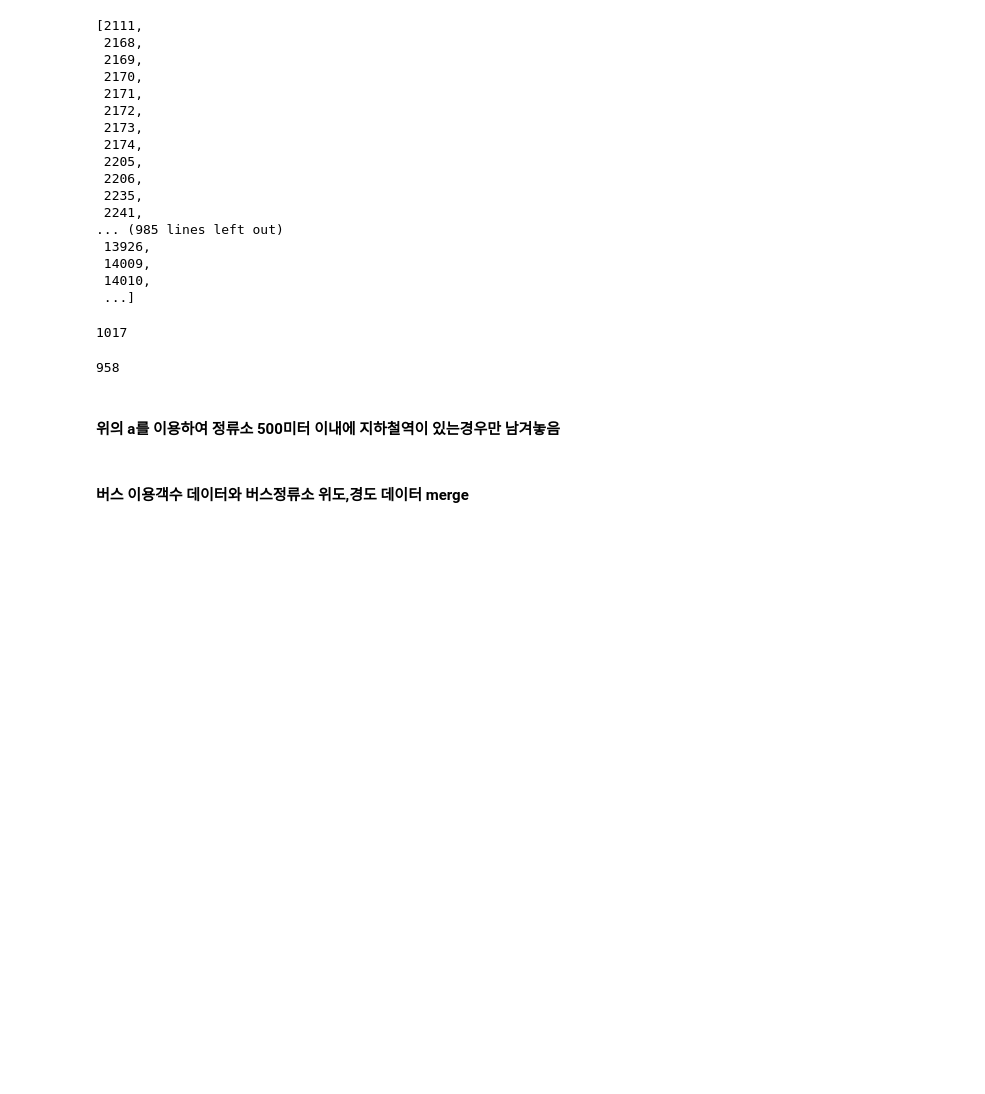
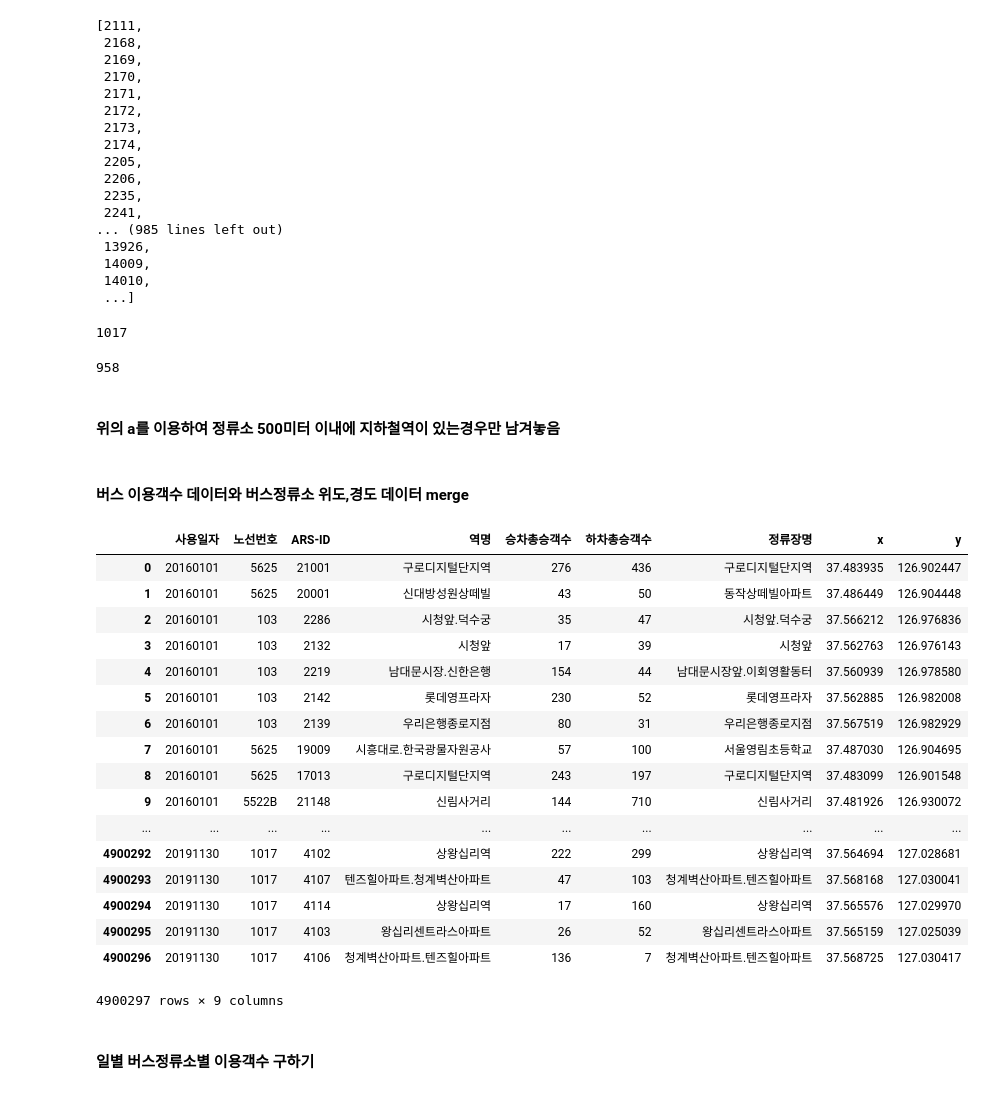
Before and after one commit to Seoheesu1/Regression, a Jupyter notebook: Preprocessing.ipynb, the cells around one changed output. Cells and saved outputs as stored; diff of their text form; code cells hidden in the pictures; blank space fills up the shorter version.

```diff
--- a/Preprocessing.ipynb
+++ b/Preprocessing.ipynb
@@ -1794,3 +1794,30 @@ bus_xy = bus_xy[bus_xy['ARS-ID'].isin(a)]
 bus_xy.to_csv("bus_xy_중복제거.csv", encoding='euc-kr', index=False)
 # %% [markdown]
 #### 버스 이용객수 데이터와 버스정류소 위도,경도 데이터 merge
+# %%
+bus = pd.read_csv("bus_v1.csv", encoding='euc-kr')
+# %%
+bus_drop = bus.dropna(axis=0)
+# %%
+bus_drop.reset_index(inplace=True, drop=True)
+# %%
+bus_drop
+# %% [output]
+|  | 사용일자 | 노선번호 | ARS-ID | 역명 | 승차총승객수 | 하차총승객수 | 정류장명 | x | y |
+| 0 | 20160101 | 5625 | 21001 | 구로디지털단지역 | 276 | 436 | 구로디지털단지역 | 37.483935 | 126.902447 |
+| 1 | 20160101 | 5625 | 20001 | 신대방성원상떼빌 | 43 | 50 | 동작상떼빌아파트 | 37.486449 | 126.904448 |
+| 2 | 20160101 | 103 | 2286 | 시청앞.덕수궁 | 35 | 47 | 시청앞.덕수궁 | 37.566212 | 126.976836 |
+| 3 | 20160101 | 103 | 2132 | 시청앞 | 17 | 39 | 시청앞 | 37.562763 | 126.976143 |
+| 4 | 20160101 | 103 | 2219 | 남대문시장.신한은행 | 154 | 44 | 남대문시장앞.이회영활동터 | 37.560939 | 126.978580 |
+| 5 | 20160101 | 103 | 2142 | 롯데영프라자 | 230 | 52 | 롯데영프라자 | 37.562885 | 126.982008 |
+| 6 | 20160101 | 103 | 2139 | 우리은행종로지점 | 80 | 31 | 우리은행종로지점 | 37.567519 | 126.982929 |
+| 7 | 20160101 | 5625 | 19009 | 시흥대로.한국광물자원공사 | 57 | 100 | 서울영림초등학교 | 37.487030 | 126.904695 |
+| 8 | 20160101 | 5625 | 17013 | 구로디지털단지역 | 243 | 197 | 구로디지털단지역 | 37.483099 | 126.901548 |
+| 9 | 20160101 | 5522B | 21148 | 신림사거리 | 144 | 710 | 신림사거리 | 37.481926 | 126.930072 |
+| ... | ... | ... | ... | ... | ... | ... | ... | ... | ... |
+| 4900292 | 20191130 | 1017 | 4102 | 상왕십리역 | 222 | 299 | 상왕십리역 | 37.564694 | 127.028681 |
+| 4900293 | 20191130 | 1017 | 4107 | 텐즈힐아파트.청계벽산아파트 | 47 | 103 | 청계벽산아파트.텐즈힐아파트 | 37.568168 | 127.030041 |
+| 4900294 | 20191130 | 1017 | 4114 | 상왕십리역 | 17 | 160 | 상왕십리역 | 37.565576 | 127.029970 |
+| 4900295 | 20191130 | 1017 | 4103 | 왕십리센트라스아파트 | 26 | 52 | 왕십리센트라스아파트 | 37.565159 | 127.025039 |
+| 4900296 | 20191130 | 1017 | 4106 | 청계벽산아파트.텐즈힐아파트 | 136 | 7 | 청계벽산아파트.텐즈힐아파트 | 37.568725 | 127.030417 |
+4900297 rows × 9 columns
@@ -1796,0 +1830,2 @@ bus_xy.to_csv("bus_xy_중복제거.csv", encoding='euc-kr', index=False)
+# %% [markdown]
+#### 일별 버스정류소별 이용객수 구하기
```
Also changed, not shown: parts of 17 cells of this notebook.
